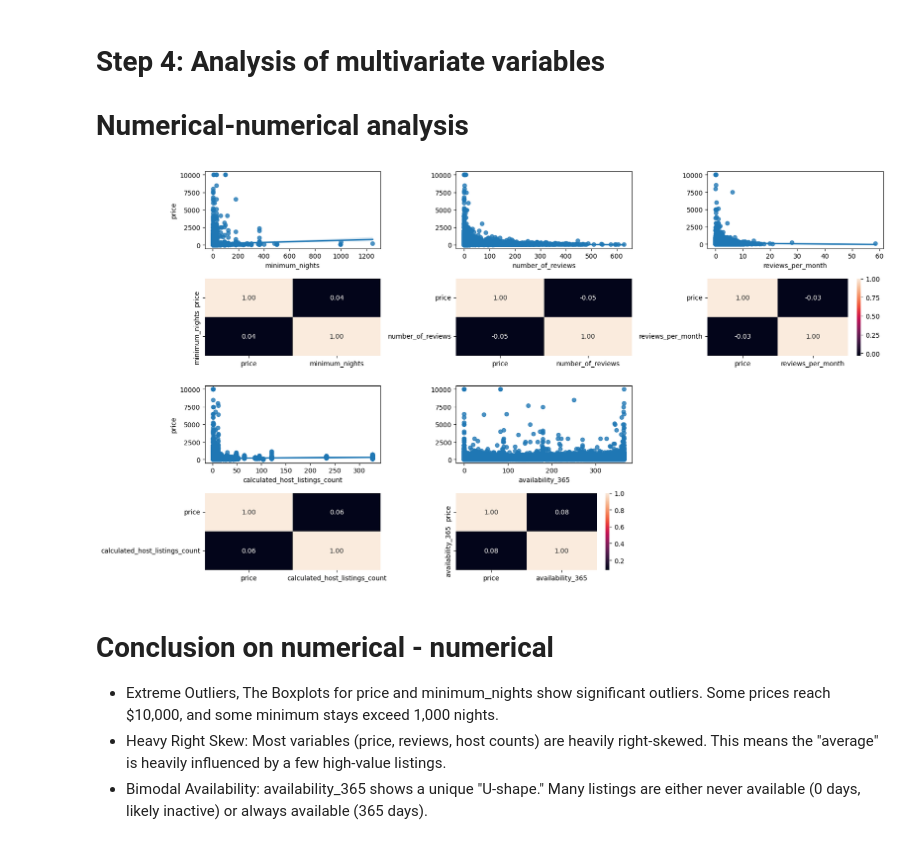
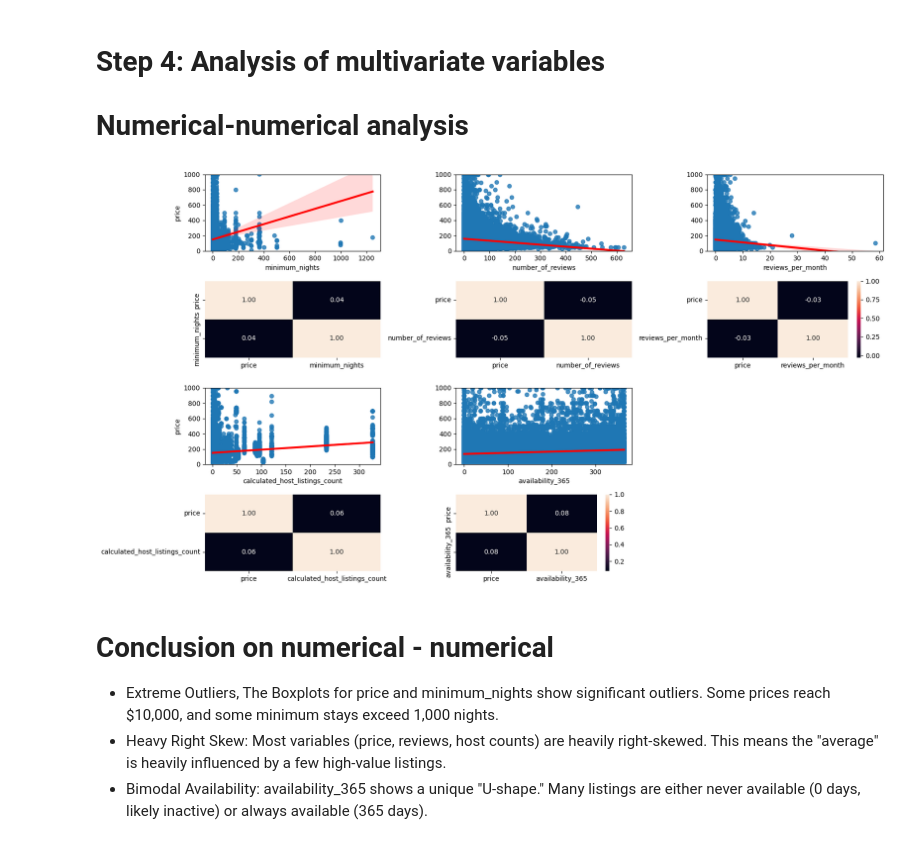
Before and after one commit to 4GeeksAcademy/kiko-bar_Data-Preprocessing-EDA_v2, a Jupyter notebook: src/explore.ipynb, the cells around one changed output. Cells and saved outputs as stored; diff of their text form; code cells hidden in the pictures.

```diff
--- a/src/explore.ipynb
+++ b/src/explore.ipynb
@@ -257,29 +255,30 @@ plt.show()
 # Numerical-numerical analysis
 # %%
 fig, axis = plt.subplots(4, 3, figsize = (17, 9))
+price_limit = 1000  # Define a limit for the Y-axis (Price) to improve visibility
 
 # Crear un diagrama de dispersión múltiple
-sns.regplot(ax = axis[0, 0], data = df, x = "minimum_nights", y = "price")
+sns.regplot(ax = axis[0, 0], data = df, x = "minimum_nights", y = "price", line_kws= {"color": "red", "lw": 3}).set(ylim= (0, price_limit))
 sns.heatmap(df[["price", "minimum_nights"]].corr(), annot = True, fmt = ".2f", ax = axis[1, 0], cbar = False)
-sns.regplot(ax = axis[0, 1], data = df, x = "number_of_reviews", y = "price").set(ylabel=None)
+sns.regplot(ax = axis[0, 1], data = df, x = "number_of_reviews", y = "price", line_kws= {"color": "red", "lw": 3}).set(ylabel=None, ylim= (0, price_limit))
 sns.heatmap(df[["price", "number_of_reviews"]].corr(), annot = True, fmt = ".2f", ax = axis[1, 1], cbar = False)
-sns.regplot(ax = axis[0, 2], data = df, x = "reviews_per_month", y = "price").set(ylabel=None)
+sns.regplot(ax = axis[0, 2], data = df, x = "reviews_per_month", y = "price", line_kws= {"color": "red", "lw": 3}).set(ylabel=None, ylim= (0, price_limit))
 sns.heatmap(df[["price", "reviews_per_month"]].corr(), annot = True, fmt = ".2f", ax = axis[1, 2])
-sns.regplot(ax = axis[2, 0], data = df, x = "calculated_host_listings_count", y = "price")
+sns.regplot(ax = axis[2, 0], data = df, x = "calculated_host_listings_count", y = "price", line_kws= {"color": "red", "lw": 3}).set(ylim= (0, price_limit))
 sns.heatmap(df[["price", "calculated_host_listings_count"]].corr(), annot = True, fmt = ".2f", ax = axis[3, 0], cbar = False)
-sns.regplot(ax = axis[2, 1], data = df, x = "availability_365", y = "price").set(ylabel=None)
+sns.regplot(ax = axis[2, 1], data = df, x = "availability_365", y = "price", line_kws= {"color": "red", "lw": 3}).set(ylabel=None, ylim= (0, price_limit))
 sns.heatmap(df[["price", "availability_365"]].corr(), annot = True, fmt = ".2f", ax = axis[3, 1])
 
 # Ajustar el layout
 plt.tight_layout()
 
 axis[2, 2].set_visible(False)
 axis[3, 2].set_visible(False)
 
 # Mostrar el plot
 plt.show()
 # %% [output]
-[figure, old version]
+[figure, new version]
 # %% [markdown]
 # Conclusion on numerical - numerical
 - Extreme Outliers, The Boxplots for price and minimum_nights show significant outliers. Some prices reach $10,000, and some minimum stays exceed 1,000 nights.
```
Also changed, not shown: parts of 19 cells of this notebook, 3 other files.
